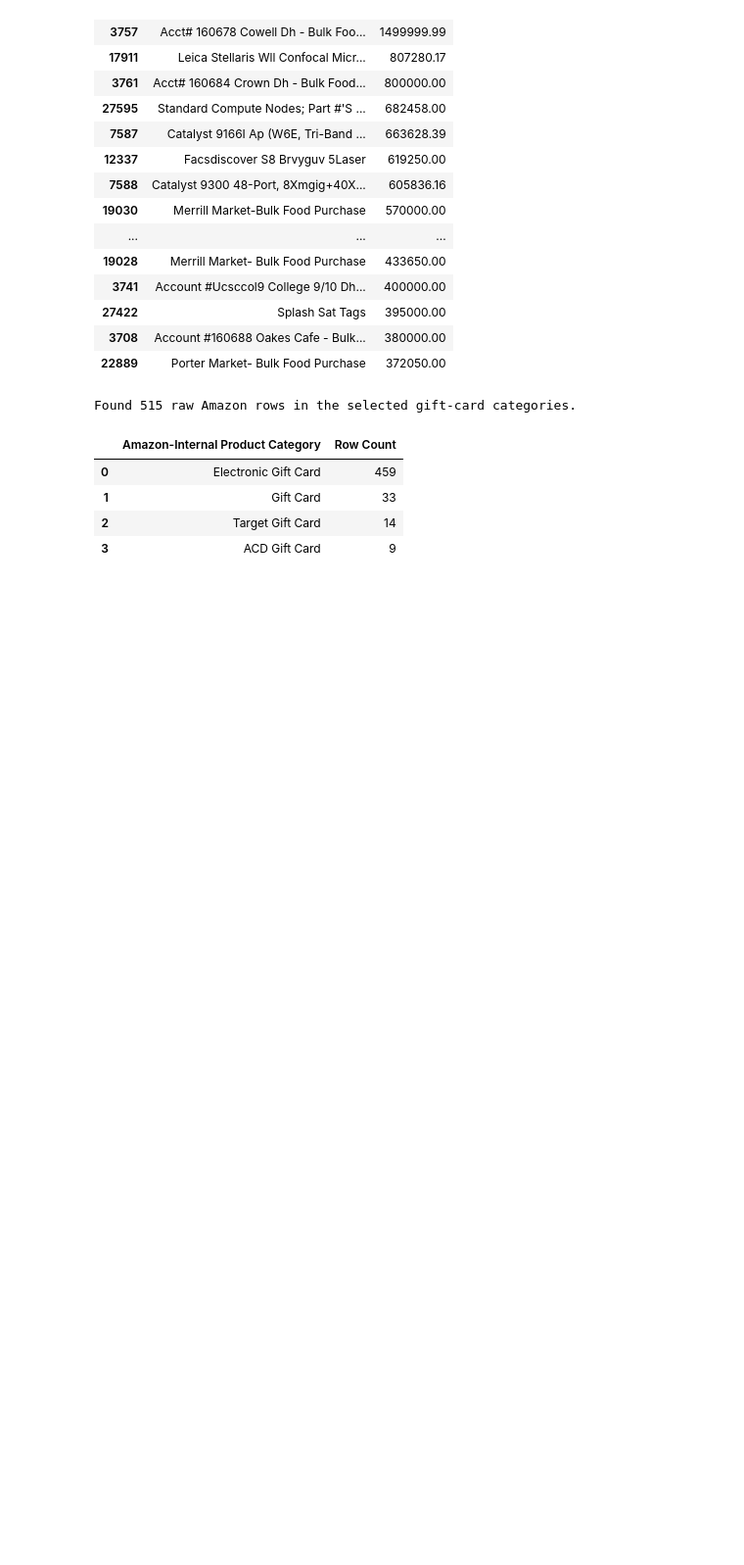
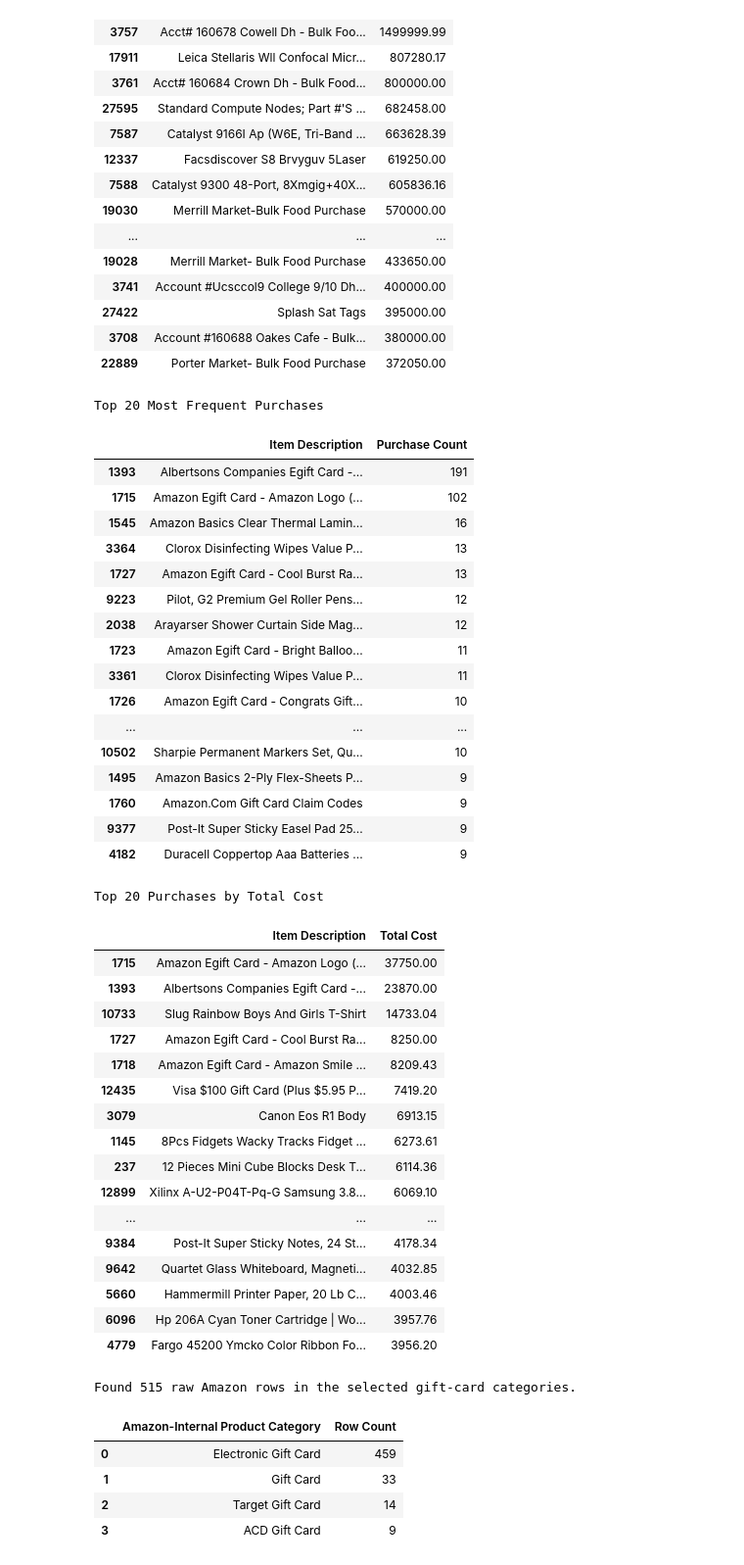
Before and after one commit to sbelambe/UCSC-Financial-Purchase-Prediction, a Jupyter notebook: backend/data_cleaning/data_mining.ipynb, the cells around one changed output. Shown at 98% size. Drawn from its saved outputs; the diff is of its cells as text; code cells hidden in the pictures; blank space fills up the shorter version.

Commit message:
updated bigquery top items and added item breakdown in table

```diff
--- a/backend/data_cleaning/data_mining.ipynb
+++ b/backend/data_cleaning/data_mining.ipynb
@@ -132,6 +132,84 @@ Top 20 Purchases by Total Cost
 | 27422 | Splash Sat Tags | 395000.00 |
 | 3708 | Account #160688 Oakes Cafe - Bulk... | 380000.00 |
 | 22889 | Porter Market- Bulk Food Purchase | 372050.00 |
+# %%
+# Top 20 purchases by frequency and by total cost
+import pandas as pd
+
+dataset_path = './data/clean/amazon_clean.csv'  # swap to amazon_clean.csv, onecard_clean.csv, or bookstore_clean.csv as needed
+item_col = 'Item Description'
+cost_col = 'Total Price'
+
+df = pd.read_csv(dataset_path).copy()
+df[item_col] = df[item_col].fillna('').astype(str).str.strip()
+df = df[df[item_col] != '']
+
+df[cost_col] = (
+    df[cost_col]
+    .astype(str)
+    .str.replace(r'[\$,]', '', regex=True)
+    .str.strip()
+)
+df[cost_col] = pd.to_numeric(df[cost_col], errors='coerce').fillna(0.0)
+
+top_20_by_frequency = (
+    df.groupby(item_col)
+    .size()
+    .reset_index(name='Purchase Count')
+    .sort_values('Purchase Count', ascending=False)
+    .head(20)
+)
+
+top_20_by_cost = (
+    df.groupby(item_col, as_index=False)[cost_col]
+    .sum()
+    .rename(columns={cost_col: 'Total Cost'})
+    .sort_values('Total Cost', ascending=False)
+    .head(20)
+)
+
+print('Top 20 Most Frequent Purchases')
+display(top_20_by_frequency)
+
+print('Top 20 Purchases by Total Cost')
+display(top_20_by_cost)
+# %% [output]
+Top 20 Most Frequent Purchases
+|  | Item Description | Purchase Count |
+| 1393 | Albertsons Companies Egift Card -... | 191 |
+| 1715 | Amazon Egift Card - Amazon Logo (... | 102 |
+| 1545 | Amazon Basics Clear Thermal Lamin... | 16 |
+| 3364 | Clorox Disinfecting Wipes Value P... | 13 |
+| 1727 | Amazon Egift Card - Cool Burst Ra... | 13 |
+| 9223 | Pilot, G2 Premium Gel Roller Pens... | 12 |
+| 2038 | Arayarser Shower Curtain Side Mag... | 12 |
+| 1723 | Amazon Egift Card - Bright Balloo... | 11 |
+| 3361 | Clorox Disinfecting Wipes Value P... | 11 |
+| 1726 | Amazon Egift Card - Congrats Gift... | 10 |
+| ... | ... | ... |
+| 10502 | Sharpie Permanent Markers Set, Qu... | 10 |
+| 1495 | Amazon Basics 2-Ply Flex-Sheets P... | 9 |
+| 1760 | Amazon.Com Gift Card Claim Codes | 9 |
+| 9377 | Post-It Super Sticky Easel Pad 25... | 9 |
+| 4182 | Duracell Coppertop Aaa Batteries ... | 9 |
+Top 20 Purchases by Total Cost
+|  | Item Description | Total Cost |
+| 1715 | Amazon Egift Card - Amazon Logo (... | 37750.00 |
+| 1393 | Albertsons Companies Egift Card -... | 23870.00 |
+| 10733 | Slug Rainbow Boys And Girls T-Shirt | 14733.04 |
+| 1727 | Amazon Egift Card - Cool Burst Ra... | 8250.00 |
+| 1718 | Amazon Egift Card - Amazon Smile ... | 8209.43 |
+| 12435 | Visa $100 Gift Card (Plus $5.95 P... | 7419.20 |
+| 3079 | Canon Eos R1 Body | 6913.15 |
+| 1145 | 8Pcs Fidgets Wacky Tracks Fidget ... | 6273.61 |
+| 237 | 12 Pieces Mini Cube Blocks Desk T... | 6114.36 |
+| 12899 | Xilinx A-U2-P04T-Pq-G Samsung 3.8... | 6069.10 |
+| ... | ... | ... |
+| 9384 | Post-It Super Sticky Notes, 24 St... | 4178.34 |
+| 9642 | Quartet Glass Whiteboard, Magneti... | 4032.85 |
+| 5660 | Hammermill Printer Paper, 20 Lb C... | 4003.46 |
+| 6096 | Hp 206A Cyan Toner Cartridge | Wo... | 3957.76 |
+| 4779 | Fargo 45200 Ymcko Color Ribbon Fo... | 3956.20 |
 # %%
 # Find raw Amazon rows for specific gift-card product categories
 import pandas as pd
```
Also changed, not shown: 3 other files.
